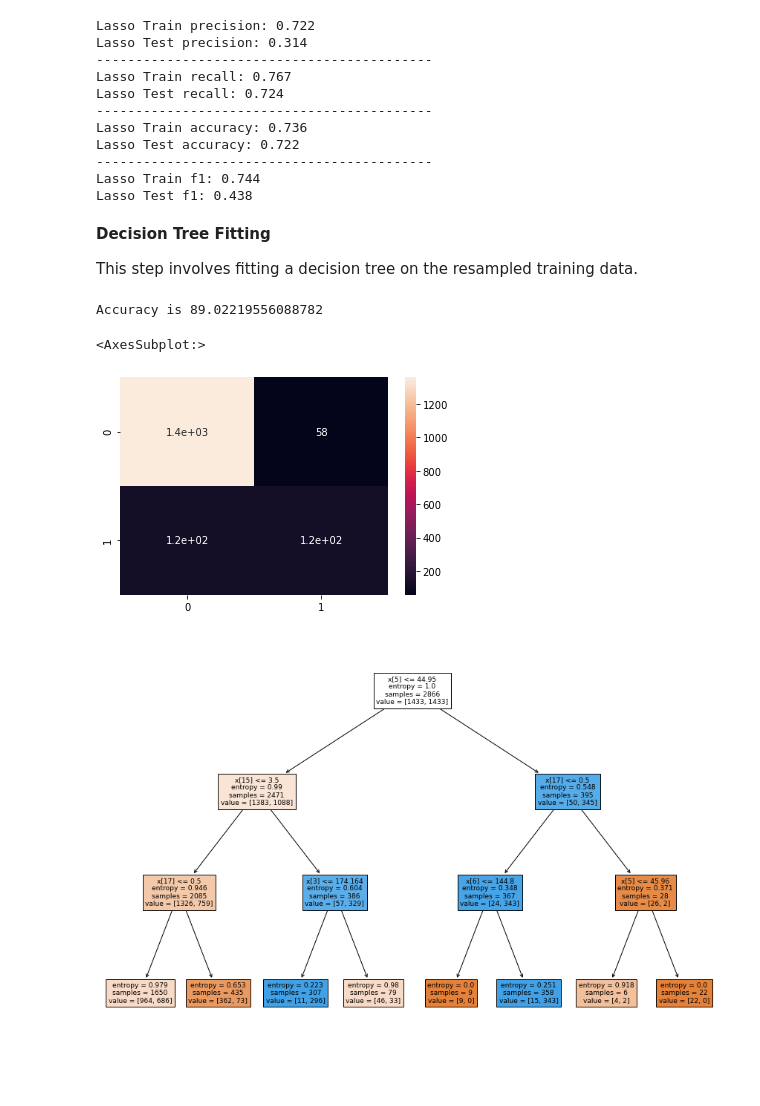
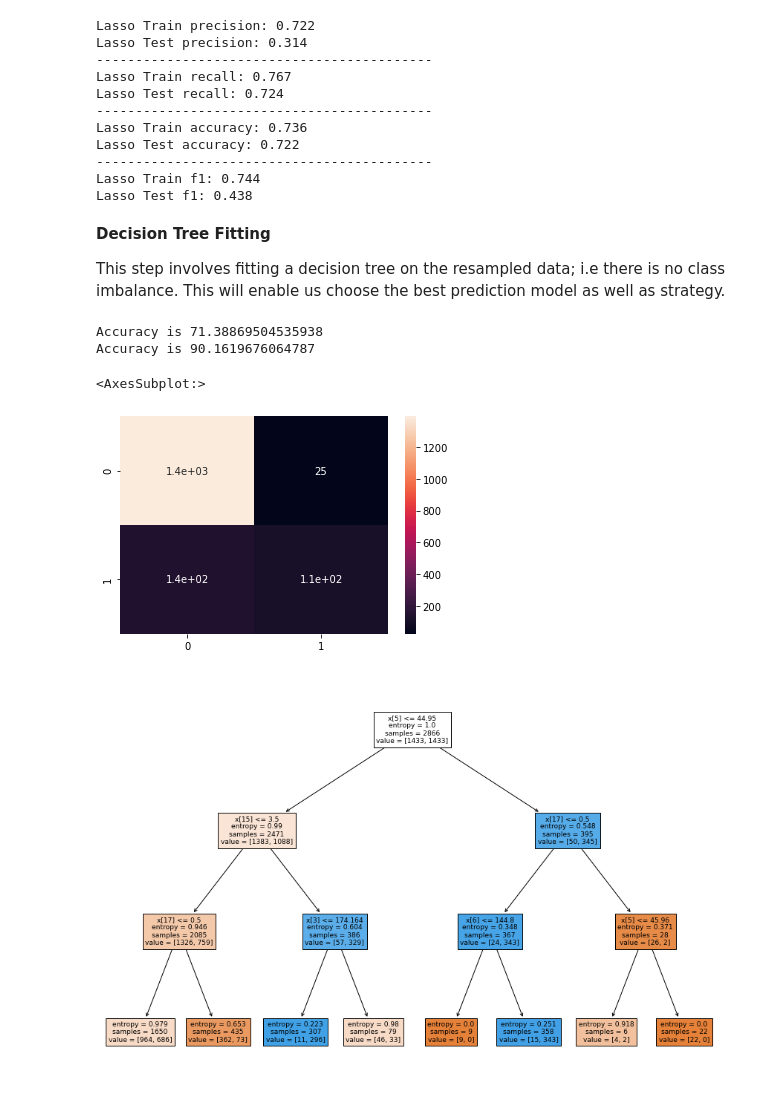
Before and after one commit to N-kioko/Phase-3-project, a Jupyter notebook: index.ipynb, the cells around one changed output. Saved outputs shown, nothing was run; the diff lists cells and outputs as text; code cells hidden in the pictures; blank space fills up the shorter version.

```diff
--- a/index.ipynb
+++ b/index.ipynb
@@ -411,26 +411,32 @@ Lasso Test f1: 0.438
 # %% [markdown]
 **Decision Tree Fitting**
 
-This step involves fitting a decision tree on the resampled training data.
+This step involves fitting a decision tree on the resampled data; i.e there is no class imbalance. This will enable us choose the best prediction model as well as strategy.
 # %%
 from sklearn.tree import DecisionTreeClassifier
 from sklearn.metrics import accuracy_score
 classifier=DecisionTreeClassifier(criterion='entropy',min_samples_split=5,min_samples_leaf=5,max_depth=3)
-classifier.fit(X_train_final_df,y_train)
-y_pred_dt=classifier.predict(X_test_final_df)
-print("Accuracy is",accuracy_score(y_test,y_pred_dt)*100)
+classifier.fit(X_train_res, y_train_res)
+#accuracy for the training set
+y_pred_train_dt=classifier.predict(X_train_res)
+print("Accuracy is",accuracy_score(y_train_res,y_pred_train_dt)*100)
+
+#Predicting the Test set results
+y_pred_test_dt=classifier.predict(X_test_dm)
+print("Accuracy is",accuracy_score(y_test,y_pred_test_dt)*100)
 # %% [output]
-Accuracy is 89.02219556088782
+Accuracy is 71.38869504535938
+Accuracy is 90.1619676064787
 # %%
 ##plotting the confusion matrix
 
 from sklearn.metrics import confusion_matrix
 import seaborn as sns
-cm=confusion_matrix(y_test,y_pred_dt)
+cm=confusion_matrix(y_test,y_pred_test_dt)
 sns.heatmap(cm,annot=True)
 # %% [output]
 <AxesSubplot:>
-[figure, old version]
+[figure, new version]
 # %%
 #plotting the decision tree
 from sklearn import tree
```
